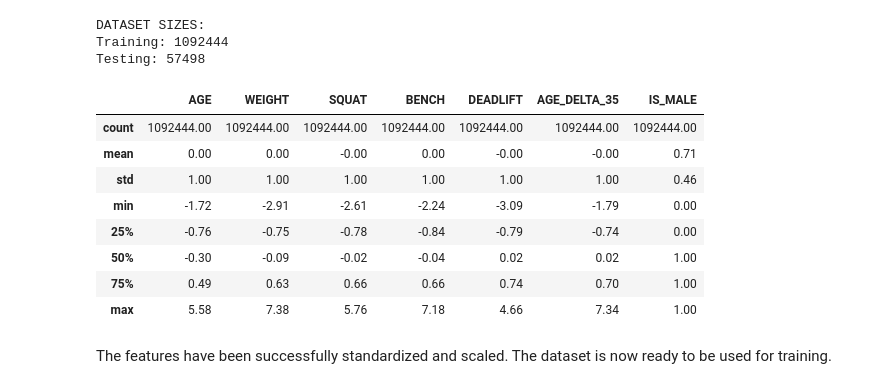
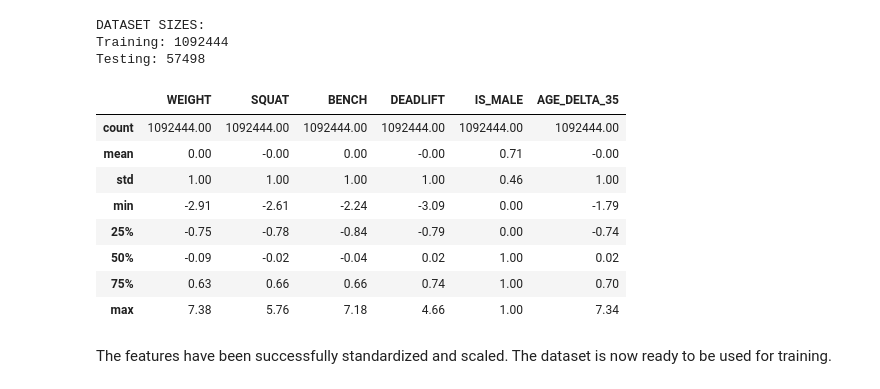
Before and after one commit to Tahsin-T-Ahmed/powerlift-predictor-ai, a Jupyter notebook: analysis.ipynb, the cells around one changed output. Drawn from its saved outputs; the diff is of its cells as text; code cells hidden in the pictures.

Commit message:
removed 'AGE' feature. adjusted order of unscaled df initialization (after analysis & engineering)

```diff
--- a/analysis.ipynb
+++ b/analysis.ipynb
@@ -870,3 +864,11 @@ Correlations prior to standardization
 Surprisingly, SQUAT has a 90% correlation with the other two lifts, which have an 87% correlation with each other. These are strong relations, which is a very good sign of powerful predictive performance. AGE seems to have relatively low correlations, with its strongest being ~16% with WEIGHT. During future tests, AGE may need to be omitted for some trials.
 # %% [markdown]
 Update: AGE_DELTA_35 uncovered hidden predictive power of the AGE attribute, by factoring in the prime age for performance among the contestants, since that's when most peaks occur for all the lifts.
+# %%
+# REMOVE "AGE" COLUMN FROM DATASET AND numerical_features
+
+numerical_features.remove("AGE")
+print(numerical_features)
+
+df.drop(columns = ["AGE"], inplace=True)
+df.head(5)
@@ -896,7 +912,7 @@ Therefore, stratified sampling must be used while subsetting the training and va
 # SPLITTING DATASET INTO TRAINING AND TESTING SUBSETS (WITHOUT TARGET)
 
 df_train, df_test = train_test_split(
-    df,
+    df_unscaled,
     test_size = 0.05,
     random_state = 50
 )
@@ -911,33 +927,20 @@ Testing: 57498
 # %%
 # SCALING NUMERICAL FEATURES OF TRAINING DATASET
 
 scaler = StandardScaler()
 
-num_features_scaled = pd.DataFrame(
-    scaler.fit_transform(df_train[numerical_features]),
-    columns = numerical_features
-)
+df_train[numerical_features] = scaler.fit_transform(df_train[numerical_features])
+
+df_train.describe().round(2)
+# %% [output]
+|  | WEIGHT | SQUAT | BENCH | DEADLIFT | IS_MALE | AGE_DELTA_35 |
+| count | 1092444.00 | 1092444.00 | 1092444.00 | 1092444.00 | 1092444.00 | 1092444.00 |
+| mean | 0.00 | -0.00 | 0.00 | -0.00 | 0.71 | -0.00 |
+| std | 1.00 | 1.00 | 1.00 | 1.00 | 0.46 | 1.00 |
+| min | -2.91 | -2.61 | -2.24 | -3.09 | 0.00 | -1.79 |
+| 25% | -0.75 | -0.78 | -0.84 | -0.79 | 0.00 | -0.74 |
+| 50% | -0.09 | -0.02 | -0.04 | 0.02 | 1.00 | 0.02 |
+| 75% | 0.63 | 0.66 | 0.66 | 0.74 | 1.00 | 0.70 |
+| max | 7.38 | 5.76 | 7.18 | 4.66 | 1.00 | 7.34 |
-# %%
-# CONSTRUCTING SCALED DATAFRAME AND ANALYZING ATTRIBUTE DESCRIPTIONS
-
-df_scaled = pd.concat(
-    [
-        num_features_scaled,
-        df_train[binary_features]
-    ],
-    axis=0
-)
-
-df_scaled.describe().round(2)
-# %% [output]
-|  | AGE | WEIGHT | SQUAT | BENCH | DEADLIFT | AGE_DELTA_35 | IS_MALE |
-| count | 1092444.00 | 1092444.00 | 1092444.00 | 1092444.00 | 1092444.00 | 1092444.00 | 1092444.00 |
-| mean | 0.00 | 0.00 | -0.00 | 0.00 | -0.00 | -0.00 | 0.71 |
-| std | 1.00 | 1.00 | 1.00 | 1.00 | 1.00 | 1.00 | 0.46 |
-| min | -1.72 | -2.91 | -2.61 | -2.24 | -3.09 | -1.79 | 0.00 |
-| 25% | -0.76 | -0.75 | -0.78 | -0.84 | -0.79 | -0.74 | 0.00 |
-| 50% | -0.30 | -0.09 | -0.02 | -0.04 | 0.02 | 0.02 | 1.00 |
-| 75% | 0.49 | 0.63 | 0.66 | 0.66 | 0.74 | 0.70 | 1.00 |
-| max | 5.58 | 7.38 | 5.76 | 7.18 | 4.66 | 7.34 | 1.00 |
 # %% [markdown]
 The features have been successfully standardized and scaled. The dataset is now ready to be used for training.
```
Also changed, not shown: parts of 3 cells of this notebook.
